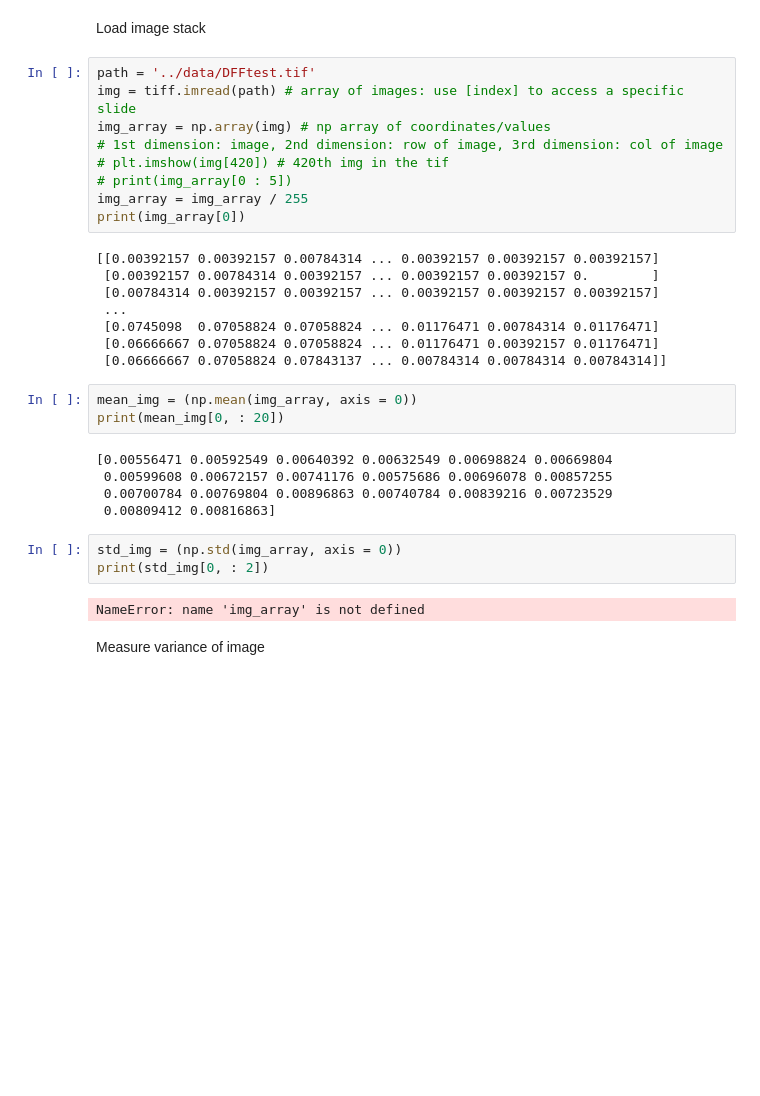
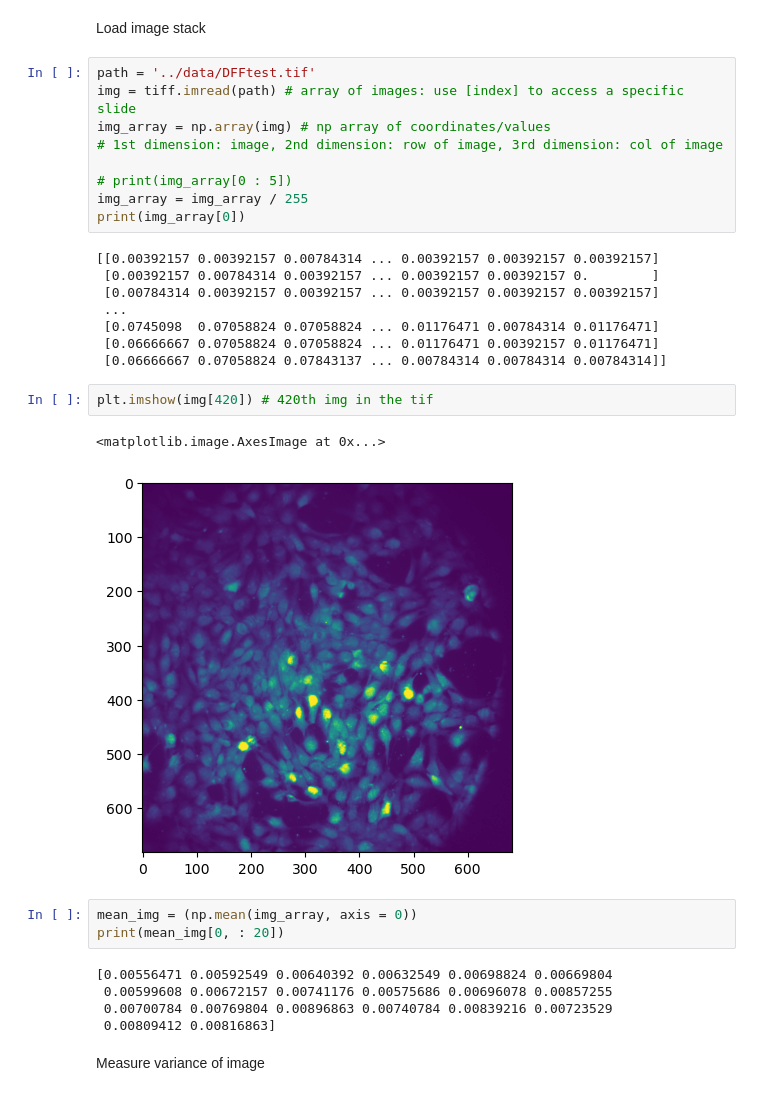
Before and after one commit to kath3rine/research, a Jupyter notebook: DFFpython.ipynb, the cells around one changed output. Drawn from its saved outputs; the diff is of its cells as text; blank space fills up the shorter version.

```diff
--- a/DFFpython.ipynb
+++ b/DFFpython.ipynb
@@ -17,7 +17,7 @@ path = '../data/DFFtest.tif'
 img = tiff.imread(path) # array of images: use [index] to access a specific slide
 img_array = np.array(img) # np array of coordinates/values
 # 1st dimension: image, 2nd dimension: row of image, 3rd dimension: col of image
-# plt.imshow(img[420]) # 420th img in the tif
+
 # print(img_array[0 : 5])
 img_array = img_array / 255
 print(img_array[0])
@@ -29,6 +29,11 @@ print(img_array[0])
  [0.0745098  0.07058824 0.07058824 ... 0.01176471 0.00784314 0.01176471]
  [0.06666667 0.07058824 0.07058824 ... 0.01176471 0.00392157 0.01176471]
  [0.06666667 0.07058824 0.07843137 ... 0.00784314 0.00784314 0.00784314]]
+# %%
+plt.imshow(img[420]) # 420th img in the tif
+# %% [output]
+<matplotlib.image.AxesImage at 0x...>
+[figure, added]
 # %%
 mean_img = (np.mean(img_array, axis = 0))
 print(mean_img[0, : 20])
@@ -37,11 +42,6 @@ print(mean_img[0, : 20])
  0.00599608 0.00672157 0.00741176 0.00575686 0.00696078 0.00857255
  0.00700784 0.00769804 0.00896863 0.00740784 0.00839216 0.00723529
  0.00809412 0.00816863]
-# %%
-std_img = (np.std(img_array, axis = 0))
-print(std_img[0, : 2])
-# %% [output]
-NameError: name 'img_array' is not defined
 # %% [markdown]
 Measure variance of image
 # %% [markdown]
```
